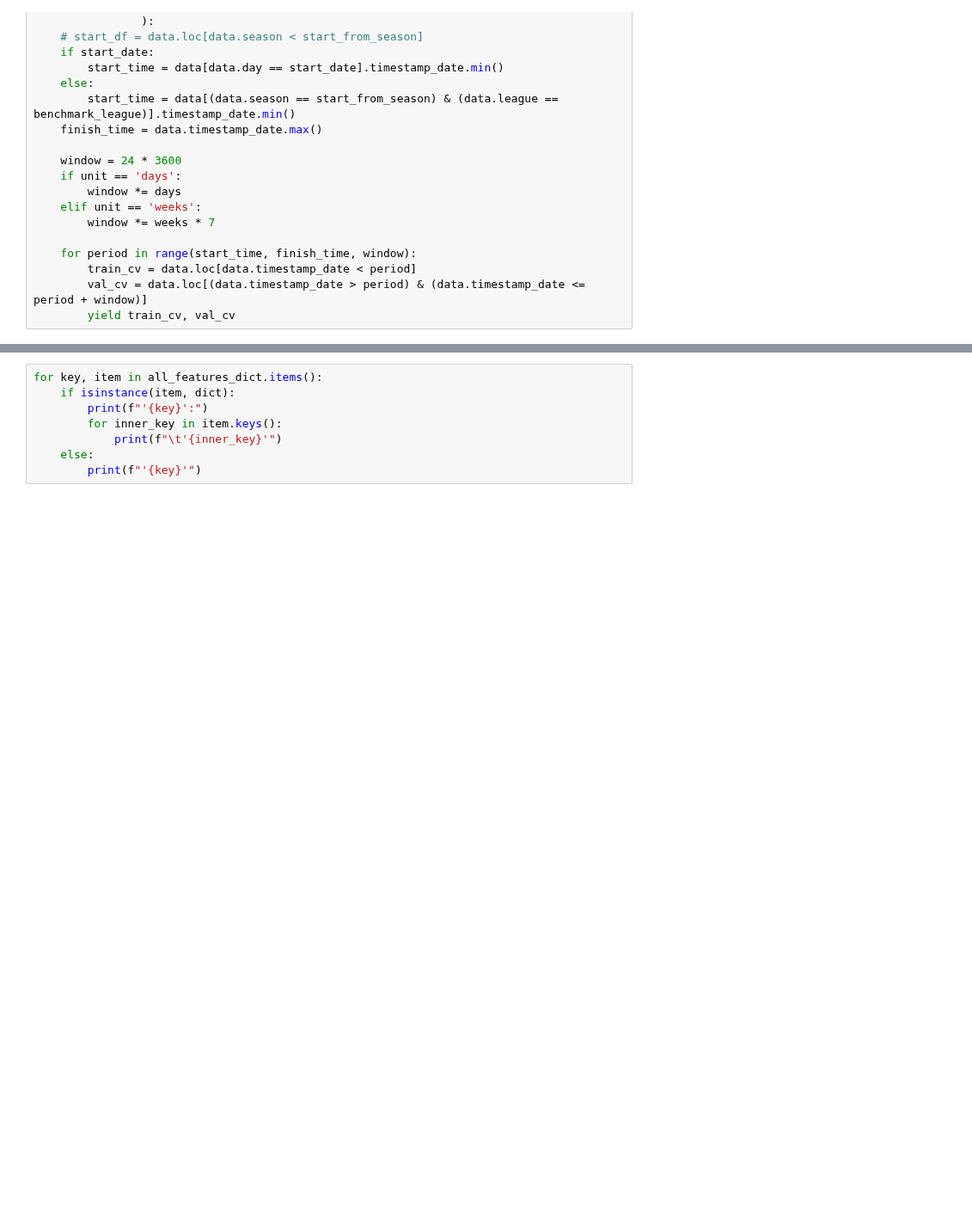
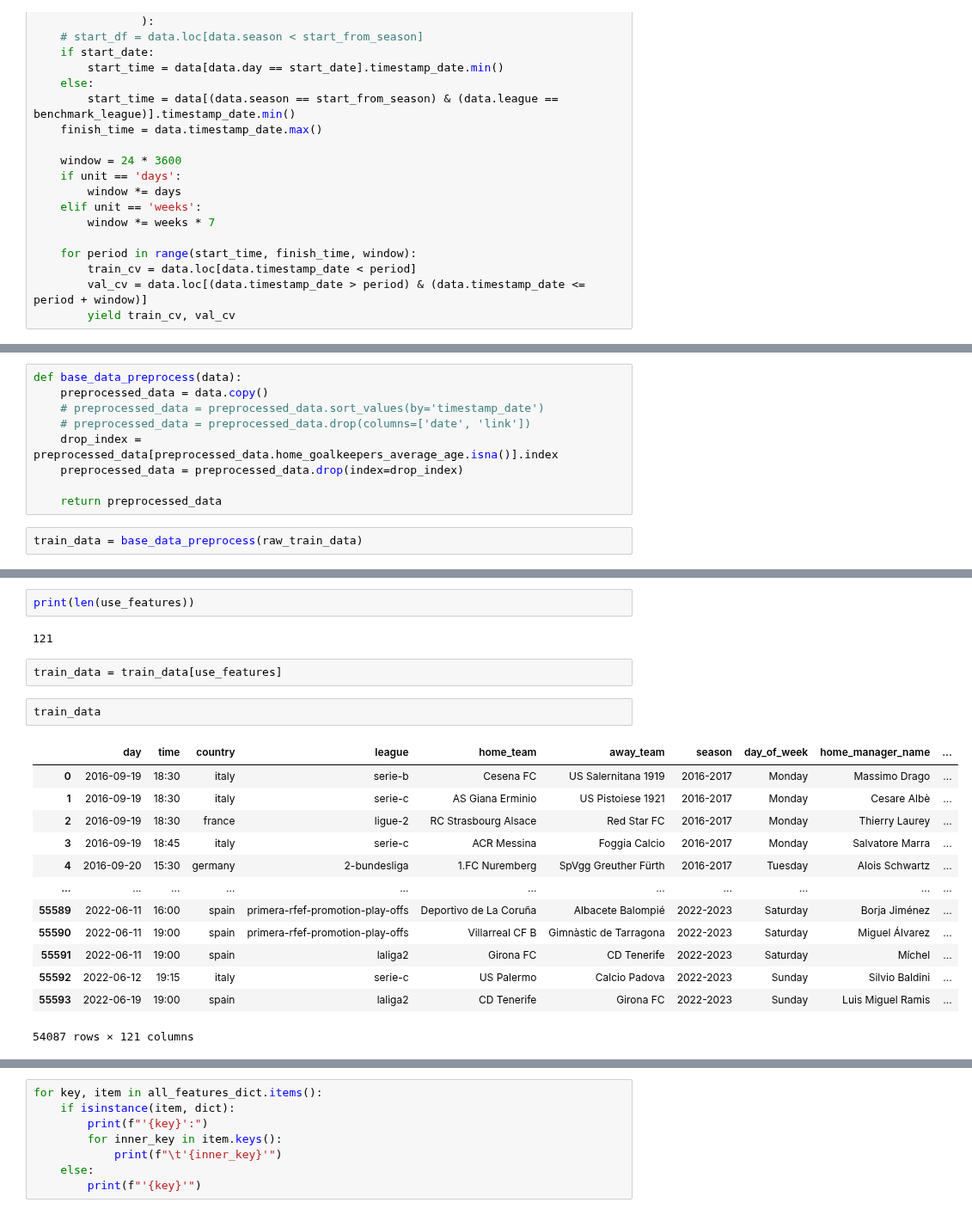
Before and after one commit to macroslav/bets-model, a Jupyter notebook: notebooks/Bets pipeline.ipynb, the cells around one changed output, grey strips where cells are left out. Shown at 86% size. Saved outputs shown, nothing was run; the diff lists cells and outputs as text; blank space fills up the shorter version.

```diff
--- a/notebooks/Bets pipeline.ipynb
+++ b/notebooks/Bets pipeline.ipynb
@@ -114,0 +100,11 @@ for cv_train, cv_test in get_cv_data(raw_train_data, unit='weeks', start_date='2
+# %%
+def base_data_preprocess(data):
+    preprocessed_data = data.copy()
+    # preprocessed_data = preprocessed_data.sort_values(by='timestamp_date')
+    # preprocessed_data = preprocessed_data.drop(columns=['date', 'link'])
+    drop_index = preprocessed_data[preprocessed_data.home_goalkeepers_average_age.isna()].index
+    preprocessed_data = preprocessed_data.drop(index=drop_index)
+
+    return preprocessed_data
+# %%
+train_data = base_data_preprocess(raw_train_data)
@@ -114,0 +250,22 @@ for cv_train, cv_test in get_cv_data(raw_train_data, unit='weeks', start_date='2
+# %%
+print(len(use_features))
+# %% [output]
+121
+# %%
+train_data = train_data[use_features]
+# %%
+train_data
+# %% [output]
+|  | day | time | country | league | home_team | away_team | season | day_of_week | home_manager_name | ... |
+| 0 | 2016-09-19 | 18:30 | italy | serie-b | Cesena FC | US Salernitana 1919 | 2016-2017 | Monday | Massimo Drago | ... |
+| 1 | 2016-09-19 | 18:30 | italy | serie-c | AS Giana Erminio | US Pistoiese 1921 | 2016-2017 | Monday | Cesare Albè | ... |
+| 2 | 2016-09-19 | 18:30 | france | ligue-2 | RC Strasbourg Alsace | Red Star FC | 2016-2017 | Monday | Thierry Laurey | ... |
+| 3 | 2016-09-19 | 18:45 | italy | serie-c | ACR Messina | Foggia Calcio | 2016-2017 | Monday | Salvatore Marra | ... |
+| 4 | 2016-09-20 | 15:30 | germany | 2-bundesliga | 1.FC Nuremberg | SpVgg Greuther Fürth | 2016-2017 | Tuesday | Alois Schwartz | ... |
+| ... | ... | ... | ... | ... | ... | ... | ... | ... | ... | ... |
+| 55589 | 2022-06-11 | 16:00 | spain | primera-rfef-promotion-play-offs | Deportivo de La Coruña | Albacete Balompié | 2022-2023 | Saturday | Borja Jiménez | ... |
+| 55590 | 2022-06-11 | 19:00 | spain | primera-rfef-promotion-play-offs | Villarreal CF B | Gimnàstic de Tarragona | 2022-2023 | Saturday | Miguel Álvarez | ... |
+| 55591 | 2022-06-11 | 19:00 | spain | laliga2 | Girona FC | CD Tenerife | 2022-2023 | Saturday | Míchel | ... |
+| 55592 | 2022-06-12 | 19:15 | italy | serie-c | US Palermo | Calcio Padova | 2022-2023 | Sunday | Silvio Baldini | ... |
+| 55593 | 2022-06-19 | 19:00 | spain | laliga2 | CD Tenerife | Girona FC | 2022-2023 | Sunday | Luis Miguel Ramis | ... |
+54087 rows × 121 columns
```
Also changed, not shown: parts of 14 cells of this notebook, 5 other files.
